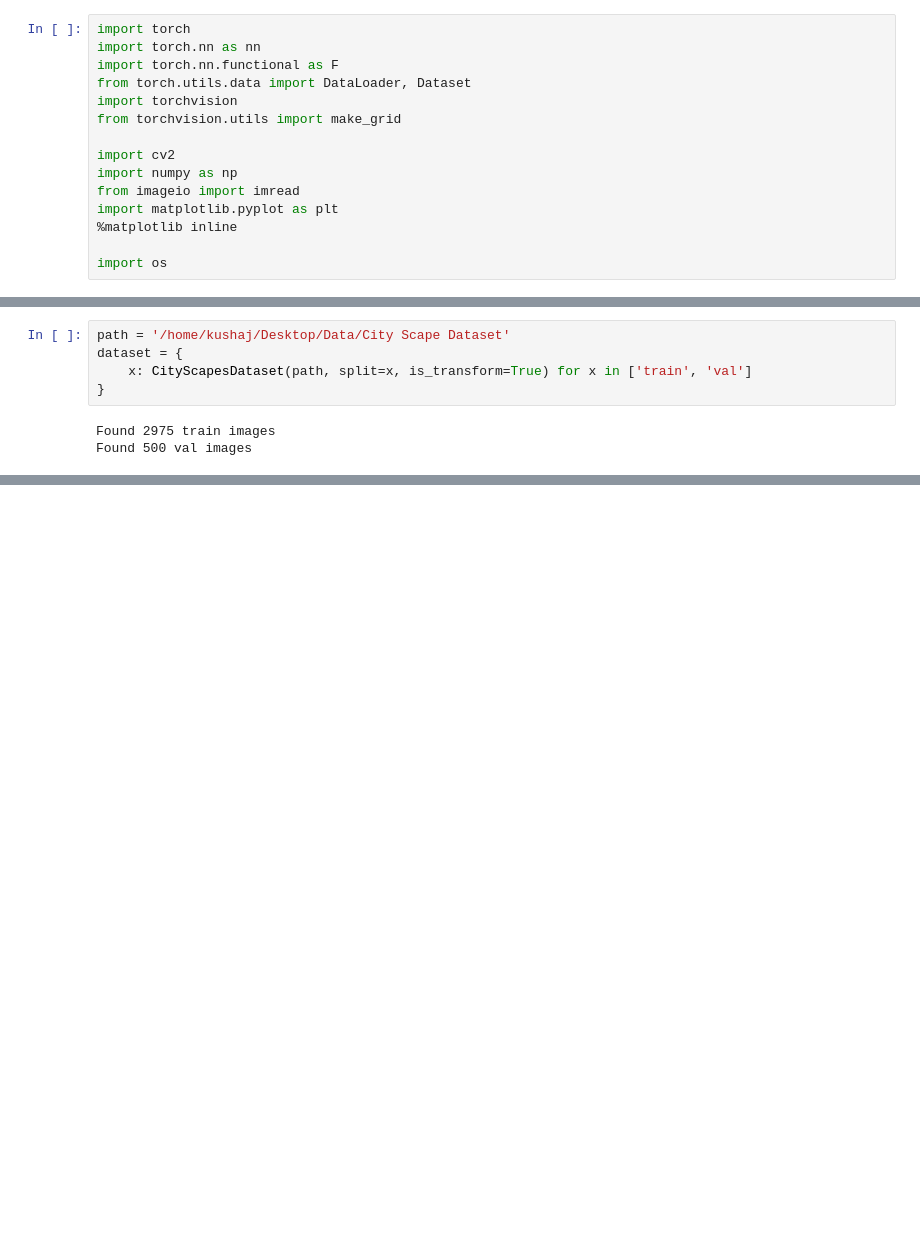
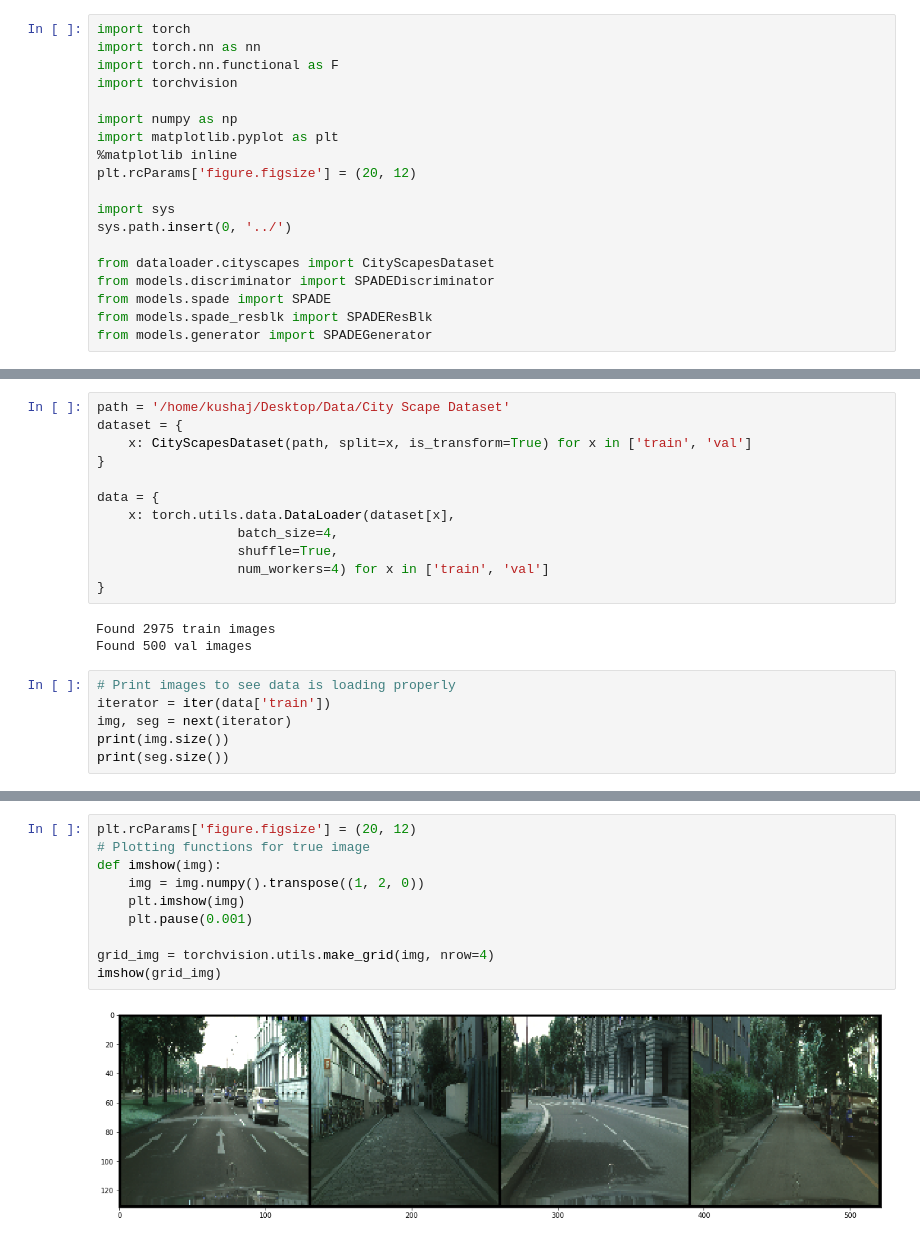
Before and after one commit to KushajveerSingh/SPADE-PyTorch, a Jupyter notebook: src/notebooks/train_model.ipynb, the cells around one changed output, grey strips where cells are left out. Drawn from its saved outputs; the diff is of its cells as text; blank space fills up the shorter version.

```diff
--- a/src/notebooks/train_model.ipynb
+++ b/src/notebooks/train_model.ipynb
@@ -2,16 +2,20 @@
 import torch
 import torch.nn as nn
 import torch.nn.functional as F
-from torch.utils.data import DataLoader, Dataset
 import torchvision
-from torchvision.utils import make_grid
 
-import cv2
 import numpy as np
-from imageio import imread
 import matplotlib.pyplot as plt
 %matplotlib inline
+plt.rcParams['figure.figsize'] = (20, 12)
 
-import os
+import sys
+sys.path.insert(0, '../')
+
+from dataloader.cityscapes import CityScapesDataset
+from models.discriminator import SPADEDiscriminator
+from models.spade import SPADE
+from models.spade_resblk import SPADEResBlk
+from models.generator import SPADEGenerator
 # %% [markdown]
 ## Step1: Get Data
@@ -210,6 +24,19 @@ path = '/home/kushaj/Desktop/Data/City Scape Dataset'
 dataset = {
     x: CityScapesDataset(path, split=x, is_transform=True) for x in ['train', 'val']
 }
+
+data = {
+    x: torch.utils.data.DataLoader(dataset[x],
+                  batch_size=4,
+                  shuffle=True,
+                  num_workers=4) for x in ['train', 'val']
+}
 # %% [output]
 Found 2975 train images
 Found 500 val images
+# %%
+# Print images to see data is loading properly
+iterator = iter(data['train'])
+img, seg = next(iterator)
+print(img.size())
+print(seg.size())
@@ -215,0 +47,12 @@ Found 500 val images
+# %%
+plt.rcParams['figure.figsize'] = (20, 12)
+# Plotting functions for true image
+def imshow(img):
+    img = img.numpy().transpose((1, 2, 0))
+    plt.imshow(img)
+    plt.pause(0.001)
+
+grid_img = torchvision.utils.make_grid(img, nrow=4)
+imshow(grid_img)
+# %% [output]
+[figure, added]
```
Also changed, not shown: parts of 5 cells of this notebook, 2 other files.
